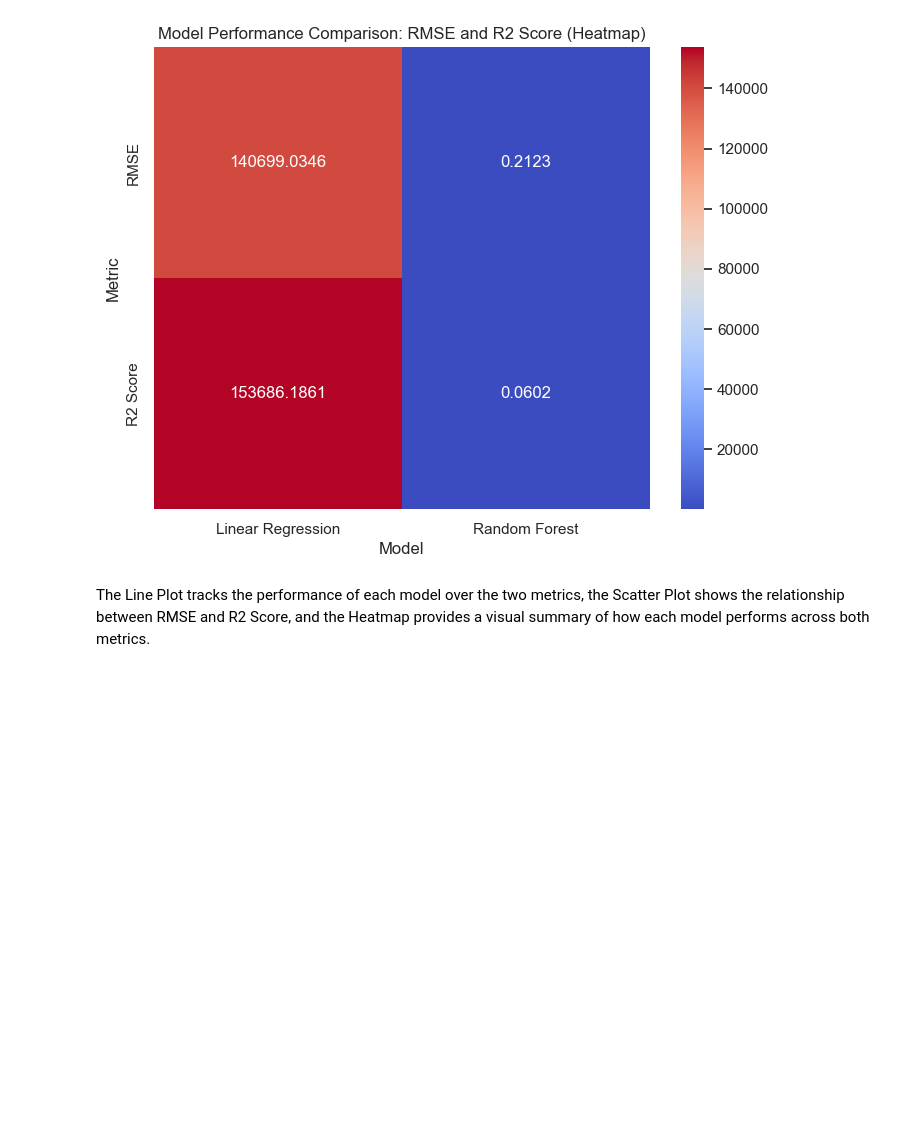
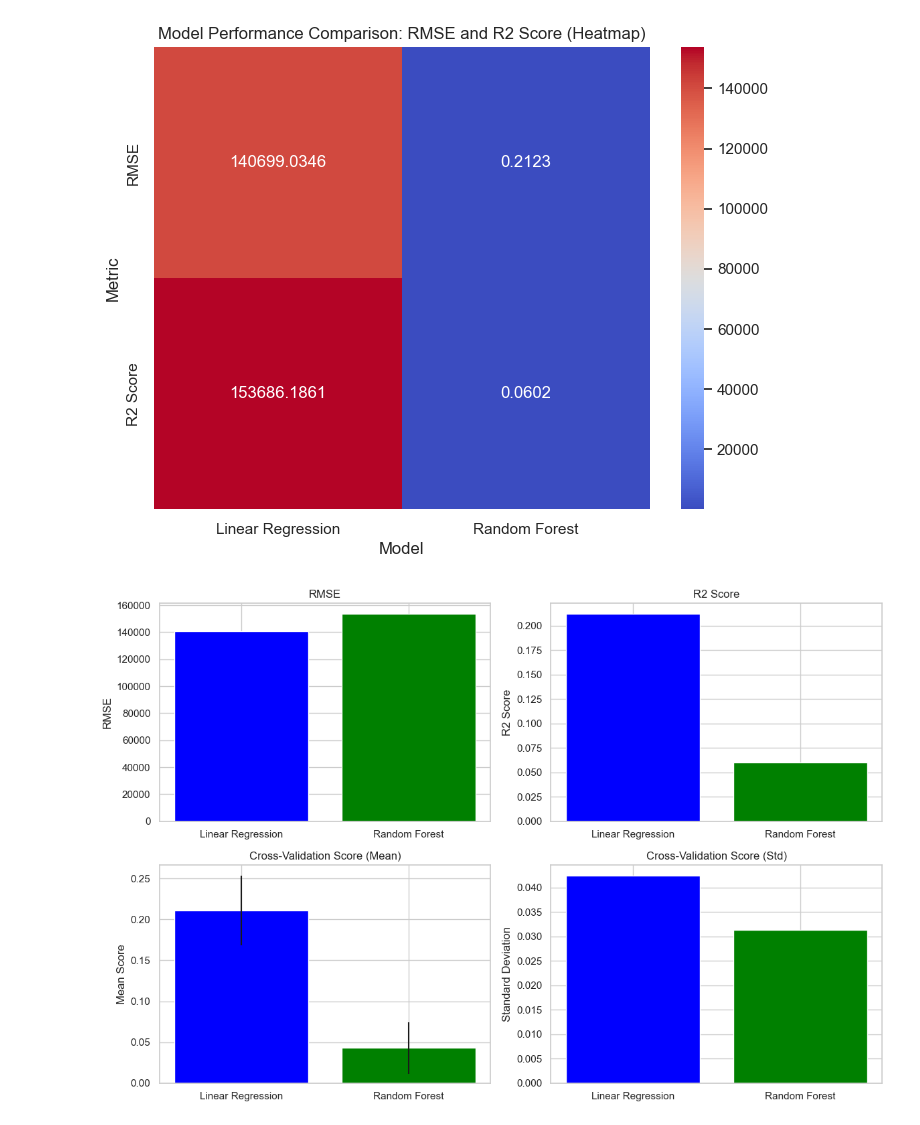
Before and after one commit to sba23022/sba23022, a Jupyter notebook: CA2_TransportFlowForecast_Analysis-checkpoint.ipynb, the cells around one changed output. Saved outputs shown, nothing was run; the diff lists cells and outputs as text; code cells hidden in the pictures; blank space fills up the shorter version.

```diff
--- a/CA2_TransportFlowForecast_Analysis-checkpoint.ipynb
+++ b/CA2_TransportFlowForecast_Analysis-checkpoint.ipynb
@@ -2294,5 +1515,45 @@ plt.title('Model Performance Comparison: RMSE and R2 Score (Heatmap)')
 plt.show()
 # %% [output]
 [figure]
-# %% [markdown]
-The Line Plot tracks the performance of each model over the two metrics, the Scatter Plot shows the relationship between RMSE and R2 Score, and the Heatmap provides a visual summary of how each model performs across both metrics.
+# %%
+import matplotlib.pyplot as plt
+import pandas as pd
+
+# Data for the models
+model_results = {
+    "Model": ["Linear Regression", "Random Forest"],
+    "RMSE": [140699.034623, 153686.186116],
+    "R2_Score": [0.212339, 0.060218],
+    "CV_Score_Mean": [0.211143, 0.042972],
+    "CV_Score_Std": [0.04245, 0.03136]
+}
+
+df = pd.DataFrame(model_results)
+
+# Plotting the results
+fig, ax = plt.subplots(2, 2, figsize=(12, 8))
+
+# RMSE Plot
+ax[0, 0].bar(df["Model"], df["RMSE"], color=['blue', 'green'])
+ax[0, 0].set_title("RMSE")
+ax[0, 0].set_ylabel("RMSE")
+
+# R2 Score Plot
+ax[0, 1].bar(df["Model"], df["R2_Score"], color=['blue', 'green'])
+ax[0, 1].set_title("R2 Score")
+ax[0, 1].set_ylabel("R2 Score")
+
+# Cross-Validation Score Mean Plot
+ax[1, 0].bar(df["Model"], df["CV_Score_Mean"], yerr=df["CV_Score_Std"], color=['blue', 'green'])
+ax[1, 0].set_title("Cross-Validation Score (Mean)")
+ax[1, 0].set_ylabel("Mean Score")
+
+# Cross-Validation Score Std Plot
+ax[1, 1].bar(df["Model"], df["CV_Score_Std"], color=['blue', 'green'])
+ax[1, 1].set_title("Cross-Validation Score (Std)")
+ax[1, 1].set_ylabel("Standard Deviation")
+
+plt.tight_layout()
+plt.show()
+# %% [output]
+[figure, added]
```
Also changed, not shown: parts of 105 cells of this notebook.
